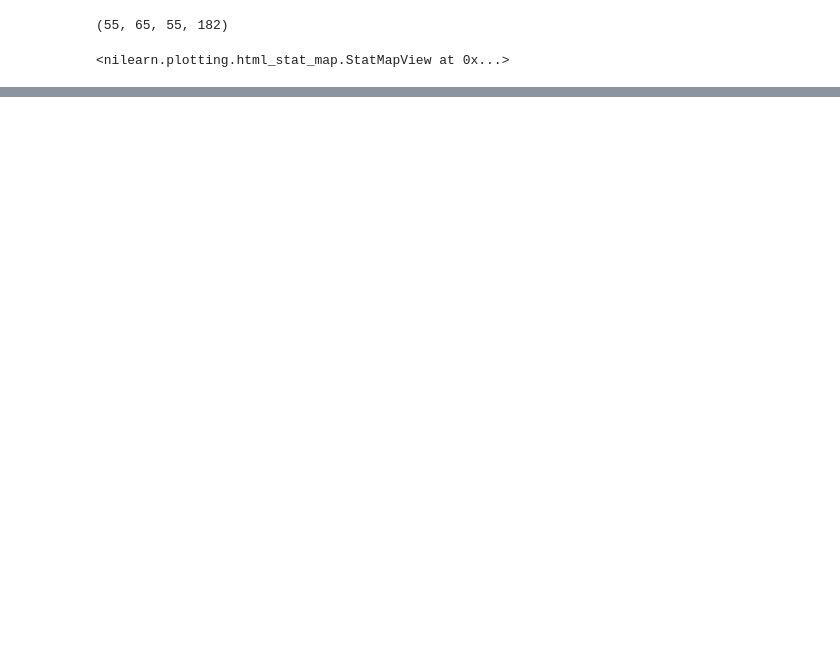
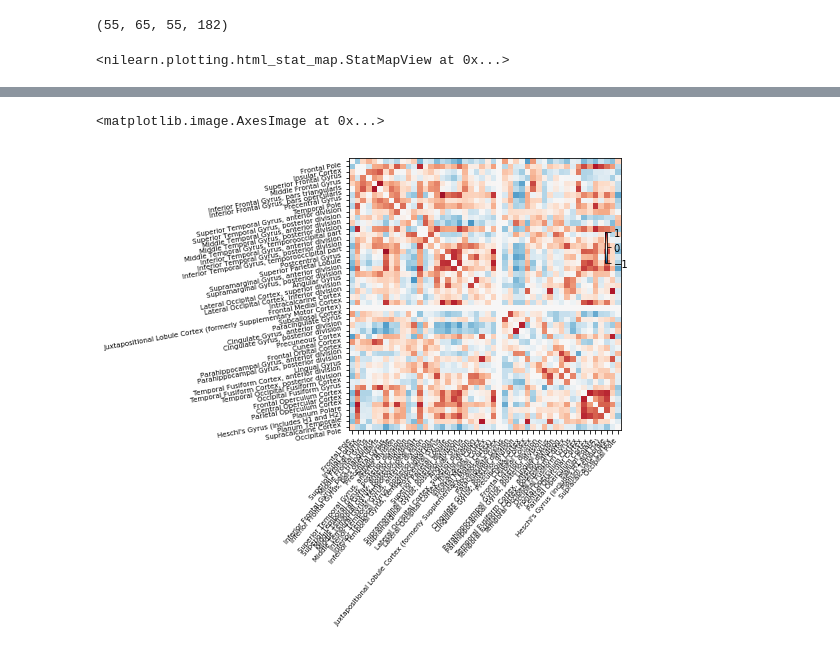
Before and after one commit to misho-dimitrov/ARB, a Jupyter notebook: ARB.ipynb, the cells around one changed output, grey strips where cells are left out. Drawn from its saved outputs; the diff is of its cells as text; code cells hidden in the pictures; blank space fills up the shorter version.

Commit message:
with connectivity matrices + overlall plan

```diff
--- a/ARB.ipynb
+++ b/ARB.ipynb
@@ -97,0 +175,20 @@ masker = input_data.NiftiLabelsMasker(
+# %%
+# import pandas as pd
+# import specific correlation matrix csv files
+# or the mFC_list file (especially after kernel restart)
+conn_matrix = pd.read_csv('/Users/mishodimitrov/Downloads/PhD/Analysis/ARB DC/ARB_sub_0_conn_matrix.csv'
+                          , delimiter=',', header=None)
+#print(conn_matrix)
+#print(type(conn_matrix))
+# %%
+# plot a connectivity matrix
+# set this to a matrix of your choice
+correlation_matrix = conn_matrix.to_numpy()
+np.fill_diagonal(correlation_matrix, 0)
+plotting.plot_matrix(correlation_matrix,
+                     # omit the first label as that is the "background" ROI, which wasn't actually used !
+                     labels=harv_oxf_atlas.labels[1:],
+                     vmax=1, vmin=-1, colorbar=True)
+# %% [output]
+<matplotlib.image.AxesImage at 0x...>
+[figure, added]
```
Also changed, not shown: parts of 17 cells of this notebook.
